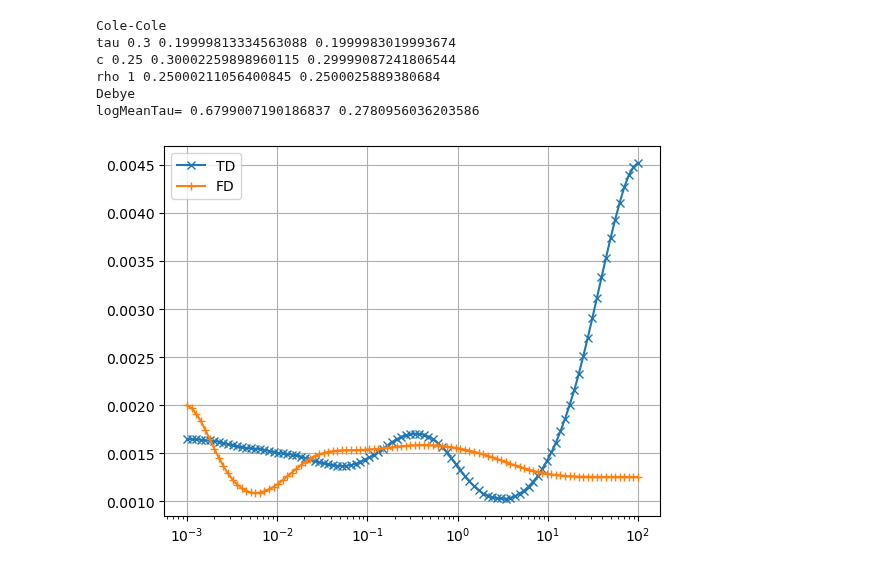
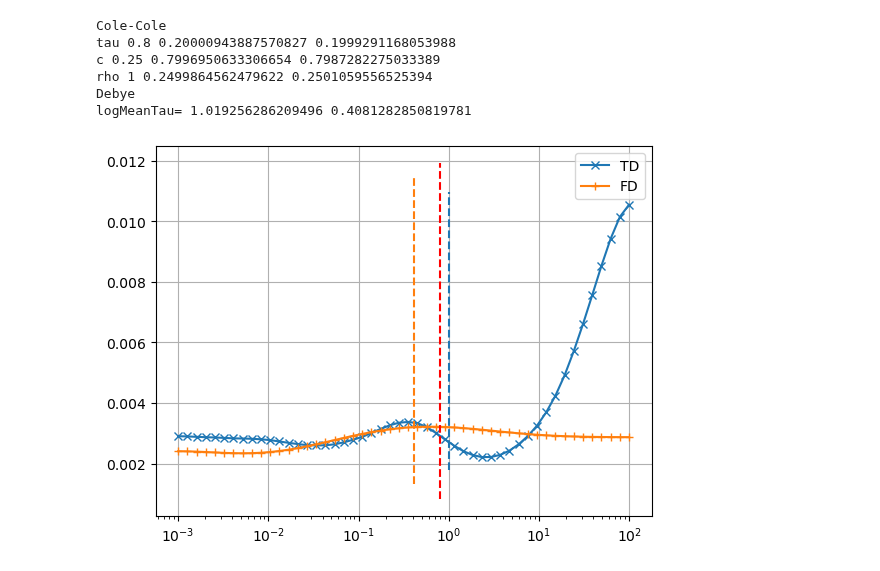
Before and after one commit to gimli-org/notebooks, a Jupyter notebook: IP/TDFD/testTDFDspec.ipynb, the cells around one changed output. Drawn from its saved outputs; the diff is of its cells as text; code cells hidden in the pictures.

Commit message:
TDFD

```diff
--- a/IP/TDFD/testTDFDspec.ipynb
+++ b/IP/TDFD/testTDFDspec.ipynb
@@ -9,7 +9,7 @@ def compareTDFD(f=None, t=None, taus=None, **synthCC):
     synthCC.setdefault("rho", 1)
     t = t or np.logspace(-2, 0.6, 30)
     f = f or np.logspace(-2, 2, 40)
-    taus = taus or np.logspace(-3, +2, 100)
+    taus = taus or np.logspace(-3, +2, 50)
     decay = pb.Decay(t=t)
     decay.v = decay.simulate(**synthCC)
     decay.invert()
@@ -21,6 +21,9 @@ def compareTDFD(f=None, t=None, taus=None, **synthCC):
     fig, ax = plt.subplots()
     ax.semilogx(taus, decay.modelDD, "x-", label="TD")
     ax.semilogx(taus, spec.mDD, "+-", label="FD")
+    ax.vlines(decay.logMeanTau(), *ax.get_ylim(), color="C0", ls="dashed")
+    ax.vlines(spec.logMeanTau(), *ax.get_ylim(), color="C1", ls="dashed")
+    ax.vlines(synthCC["tau"], *ax.get_ylim(), color="red", ls="dashed")
     ax.grid()
     ax.legend()
     print("Cole-Cole")
@@ -33,14 +36,14 @@ def compareTDFD(f=None, t=None, taus=None, **synthCC):
     print("logMeanTau=", decay.logMeanTau(), spec.logMeanTau())
     return decay, spec
 # %%
-decay, spec = compareTDFD(m=0.2, tau=0.3, c=0.25)
+decay, spec = compareTDFD(m=0.2, tau=0.8, c=0.25)
 # %% [output]
 Cole-Cole
-tau 0.3 0.19999813334563088 0.1999983019993674
-c 0.25 0.30002259898960115 0.29999087241806544
-rho 1 0.25000211056400845 0.2500025889380684
+tau 0.8 0.20000943887570827 0.1999291168053988
+c 0.25 0.7996950633306654 0.7987282275033389
+rho 1 0.2499864562479622 0.2501059556525394
 Debye
-logMeanTau= 0.6799007190186837 0.2780956036203586
+logMeanTau= 1.019256286209496 0.4081282850819781
-[figure, old version]
+[figure, new version]
 # %%
 decay.showAll(xScale="log", yScale="log")
```
Also changed, not shown: parts of 2 cells of this notebook, 1 other file.
